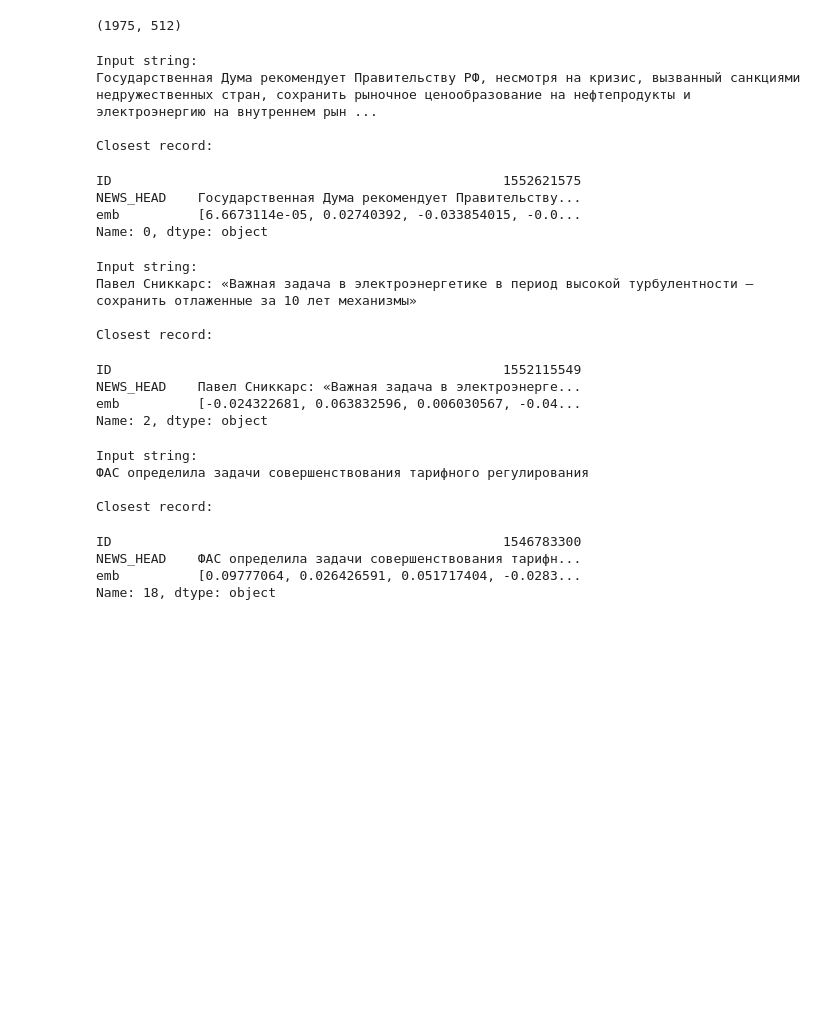
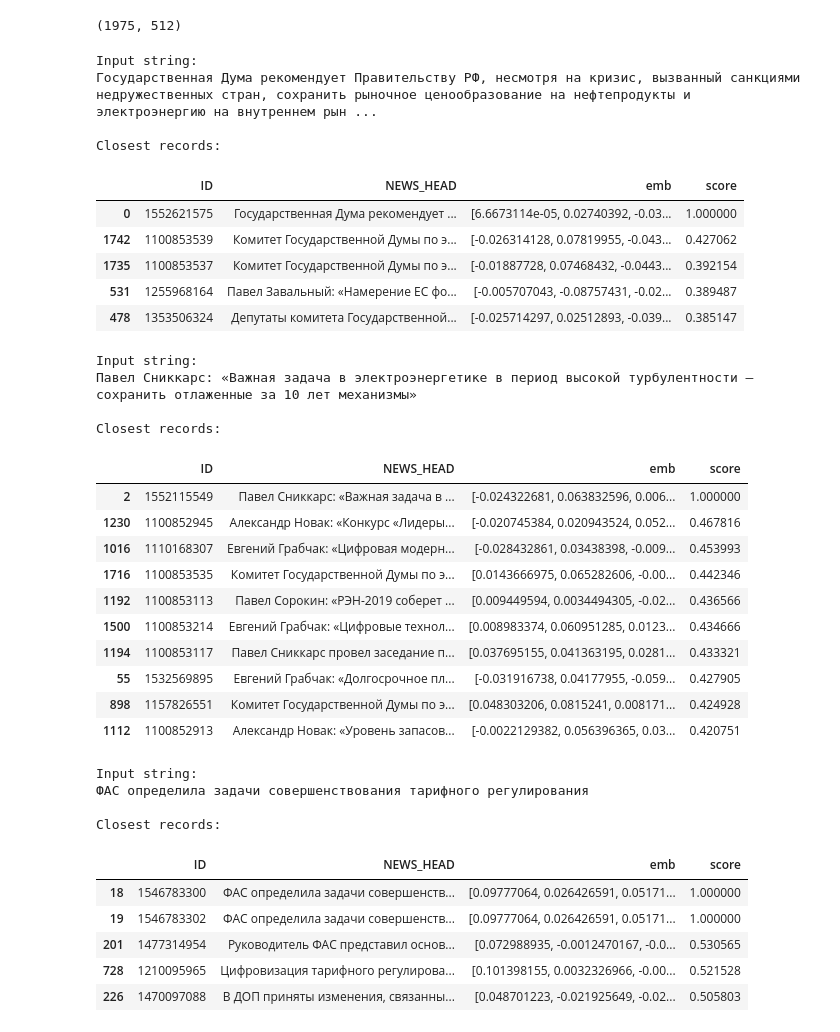
Before and after one commit to thingumajig/semantic-search-experiments, a Jupyter notebook: news_embs.ipynb, the cells around one changed output. Cells and saved outputs as stored; diff of their text form; code cells hidden in the pictures; blank space fills up the shorter version.

Commit message:
Updated main func to return to N closest elements

```diff
--- a/news_embs.ipynb
+++ b/news_embs.ipynb
@@ -79,46 +79,61 @@ emb_ar.shape
 # %% [output]
 (1975, 512)
 # %%
-def get_closest_to_text(text, df):
+def get_closest_to_text(text, df, n_closest=5):
     print(f"Input string:\n{text}\n")
     emb_ar = np.stack(df.emb.to_numpy())
     text_emb = embed(text)
     cos_dist = np.array([1-spatial.distance.cosine(text_emb, x) for x in emb_ar])
-    print("Closest record:")
-    return df.iloc[np.argmax(cos_dist)]
+
+    print("Closest records:")
+    top_args = np.argpartition(cos_dist, -n_closest)[-n_closest:]
+    n_df = df.copy().iloc[top_args,:]
+    n_df["score"] = cos_dist[top_args]
+    return n_df.sort_values("score", ascending=False)
 # %%
-get_closest_to_text(df.iloc[0].NEWS_HEAD, df)
+get_closest_to_text(df.iloc[0].NEWS_HEAD, df, n_closest=5)
 # %% [output]
 Input string:
 Государственная Дума рекомендует Правительству РФ, несмотря на кризис, вызванный санкциями недружественных стран, сохранить рыночное ценообразование на нефтепродукты и электроэнергию на внутреннем рын ...
 
-Closest record:
+Closest records:
-ID                                                  1552621575
-NEWS_HEAD    Государственная Дума рекомендует Правительству...
-emb          [6.6673114e-05, 0.02740392, -0.033854015, -0.0...
-Name: 0, dtype: object
+|  | ID | NEWS_HEAD | emb | score |
+| 0 | 1552621575 | Государственная Дума рекомендует ... | [6.6673114e-05, 0.02740392, -0.03... | 1.000000 |
+| 1742 | 1100853539 | Комитет Государственной Думы по э... | [-0.026314128, 0.07819955, -0.043... | 0.427062 |
+| 1735 | 1100853537 | Комитет Государственной Думы по э... | [-0.01887728, 0.07468432, -0.0443... | 0.392154 |
+| 531 | 1255968164 | Павел Завальный: «Намерение ЕС фо... | [-0.005707043, -0.08757431, -0.02... | 0.389487 |
+| 478 | 1353506324 | Депутаты комитета Государственной... | [-0.025714297, 0.02512893, -0.039... | 0.385147 |
 # %%
-get_closest_to_text(df.iloc[2].NEWS_HEAD, df)
+get_closest_to_text(df.iloc[2].NEWS_HEAD, df, n_closest=10)
 # %% [output]
 Input string:
 Павел Сниккарс: «Важная задача в электроэнергетике в период высокой турбулентности – сохранить отлаженные за 10 лет механизмы»
 
-Closest record:
+Closest records:
-ID                                                  1552115549
-NEWS_HEAD    Павел Сниккарс: «Важная задача в электроэнерге...
-emb          [-0.024322681, 0.063832596, 0.006030567, -0.04...
-Name: 2, dtype: object
+|  | ID | NEWS_HEAD | emb | score |
+| 2 | 1552115549 | Павел Сниккарс: «Важная задача в ... | [-0.024322681, 0.063832596, 0.006... | 1.000000 |
+| 1230 | 1100852945 | Александр Новак: «Конкурс «Лидеры... | [-0.020745384, 0.020943524, 0.052... | 0.467816 |
+| 1016 | 1110168307 | Евгений Грабчак: «Цифровая модерн... | [-0.028432861, 0.03438398, -0.009... | 0.453993 |
+| 1716 | 1100853535 | Комитет Государственной Думы по э... | [0.0143666975, 0.065282606, -0.00... | 0.442346 |
+| 1192 | 1100853113 | Павел Сорокин: «РЭН-2019 соберет ... | [0.009449594, 0.0034494305, -0.02... | 0.436566 |
+| 1500 | 1100853214 | Евгений Грабчак: «Цифровые технол... | [0.008983374, 0.060951285, 0.0123... | 0.434666 |
+| 1194 | 1100853117 | Павел Сниккарс провел заседание п... | [0.037695155, 0.041363195, 0.0281... | 0.433321 |
+| 55 | 1532569895 | Евгений Грабчак: «Долгосрочное пл... | [-0.031916738, 0.04177955, -0.059... | 0.427905 |
+| 898 | 1157826551 | Комитет Государственной Думы по э... | [0.048303206, 0.0815241, 0.008171... | 0.424928 |
+| 1112 | 1100852913 | Александр Новак: «Уровень запасов... | [-0.0022129382, 0.056396365, 0.03... | 0.420751 |
 # %%
-get_closest_to_text(df.iloc[18].NEWS_HEAD, df)
+get_closest_to_text(df.iloc[18].NEWS_HEAD, df, n_closest=5)
 # %% [output]
 Input string:
 ФАС определила задачи совершенствования тарифного регулирования
 
-Closest record:
+Closest records:
-ID                                                  1546783300
-NEWS_HEAD    ФАС определила задачи совершенствования тарифн...
-emb          [0.09777064, 0.026426591, 0.051717404, -0.0283...
-Name: 18, dtype: object
+|  | ID | NEWS_HEAD | emb | score |
+| 18 | 1546783300 | ФАС определила задачи совершенств... | [0.09777064, 0.026426591, 0.05171... | 1.000000 |
+| 19 | 1546783302 | ФАС определила задачи совершенств... | [0.09777064, 0.026426591, 0.05171... | 1.000000 |
+| 201 | 1477314954 | Руководитель ФАС представил основ... | [0.072988935, -0.0012470167, -0.0... | 0.530565 |
+| 728 | 1210095965 | Цифровизация тарифного регулирова... | [0.101398155, 0.0032326966, -0.00... | 0.521528 |
+| 226 | 1470097088 | В ДОП приняты изменения, связанны... | [0.048701223, -0.021925649, -0.02... | 0.505803 |
 # %%
 get_closest_to_text(df.iloc[19].NEWS_HEAD, df)
 # %% [output]
```
Also changed, not shown: parts of 4 cells of this notebook.
